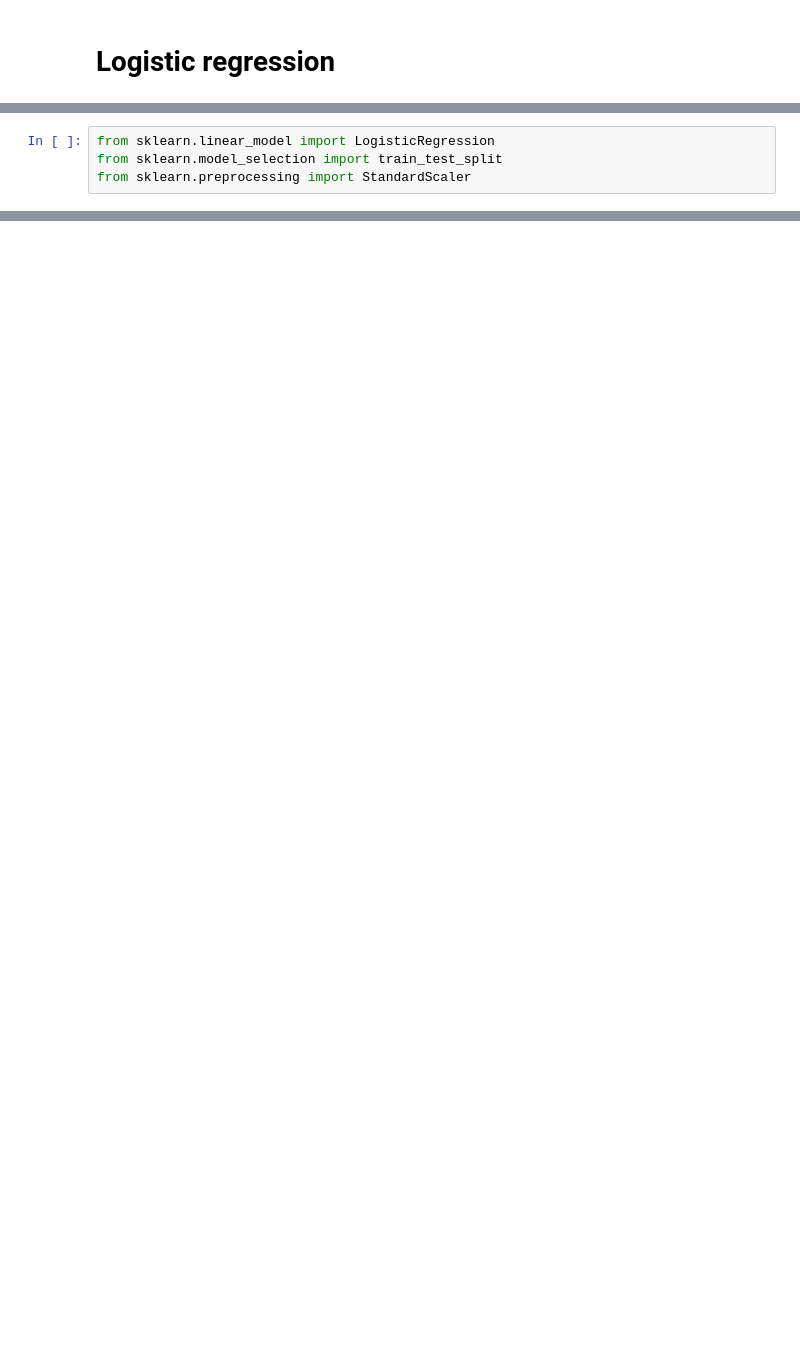
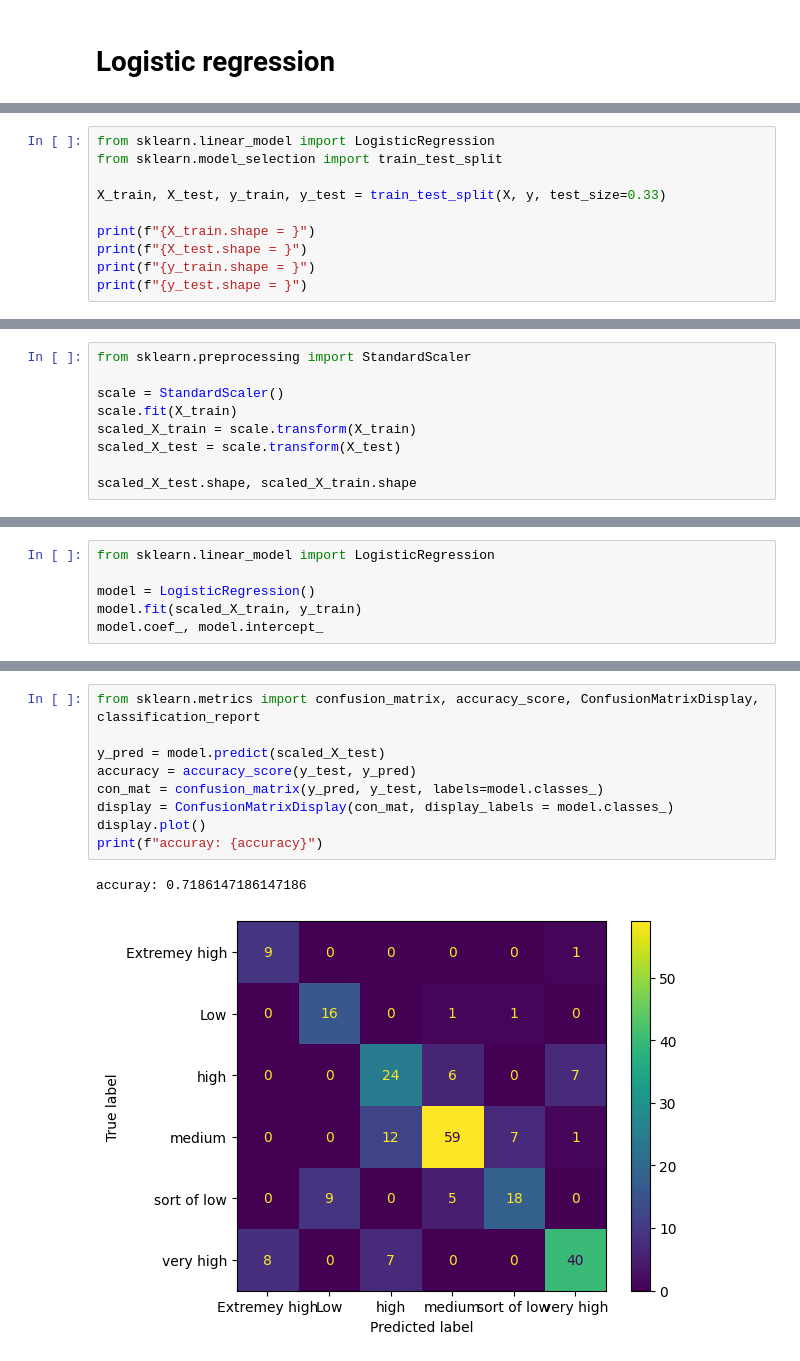
Before and after one commit to aliciagez/taxi_prediction_fullstack_alicia, a Jupyter notebook: src/taxipred/model_development/log_regression.ipynb, the cells around one changed output, grey strips where cells are left out. Saved outputs shown, nothing was run; the diff lists cells and outputs as text; blank space fills up the shorter version.

```diff
--- a/src/taxipred/model_development/log_regression.ipynb
+++ b/src/taxipred/model_development/log_regression.ipynb
@@ -36,4 +48,10 @@ X.head()
 # %%
 from sklearn.linear_model import LogisticRegression
 from sklearn.model_selection import train_test_split
-from sklearn.preprocessing import StandardScaler
+
+X_train, X_test, y_train, y_test = train_test_split(X, y, test_size=0.33)
+
+print(f"{X_train.shape = }")
+print(f"{X_test.shape = }")
+print(f"{y_train.shape = }")
+print(f"{y_test.shape = }")
@@ -39,0 +63,9 @@ from sklearn.preprocessing import StandardScaler
+# %%
+from sklearn.preprocessing import StandardScaler
+
+scale = StandardScaler()
+scale.fit(X_train)
+scaled_X_train = scale.transform(X_train)
+scaled_X_test = scale.transform(X_test)
+
+scaled_X_test.shape, scaled_X_train.shape
@@ -39,0 +74,6 @@ from sklearn.preprocessing import StandardScaler
+# %%
+from sklearn.linear_model import LogisticRegression
+
+model = LogisticRegression()
+model.fit(scaled_X_train, y_train)
+model.coef_, model.intercept_
@@ -39,0 +131,12 @@ from sklearn.preprocessing import StandardScaler
+# %%
+from sklearn.metrics import confusion_matrix, accuracy_score, ConfusionMatrixDisplay, classification_report
+
+y_pred = model.predict(scaled_X_test)
+accuracy = accuracy_score(y_test, y_pred)
+con_mat = confusion_matrix(y_pred, y_test, labels=model.classes_)
+display = ConfusionMatrixDisplay(con_mat, display_labels = model.classes_)
+display.plot()
+print(f"accuray: {accuracy}")
+# %% [output]
+accuray: 0.7186147186147186
+[figure, added]
```
Also changed, not shown: parts of 10 cells of this notebook, 6 other files.
